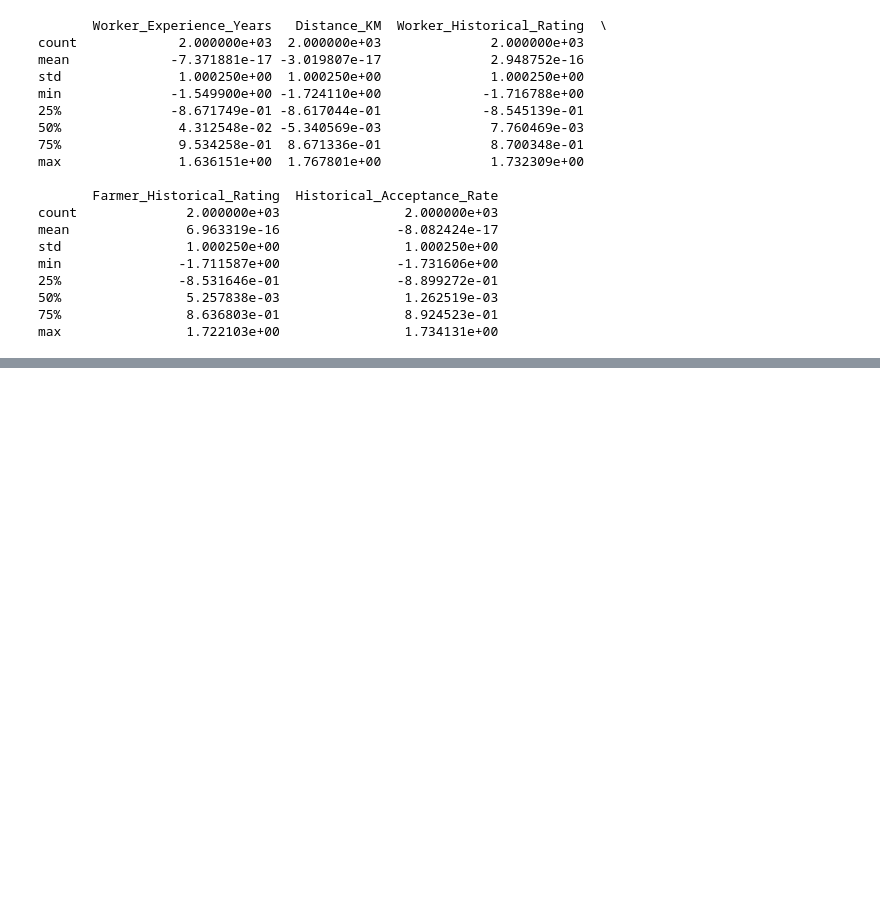
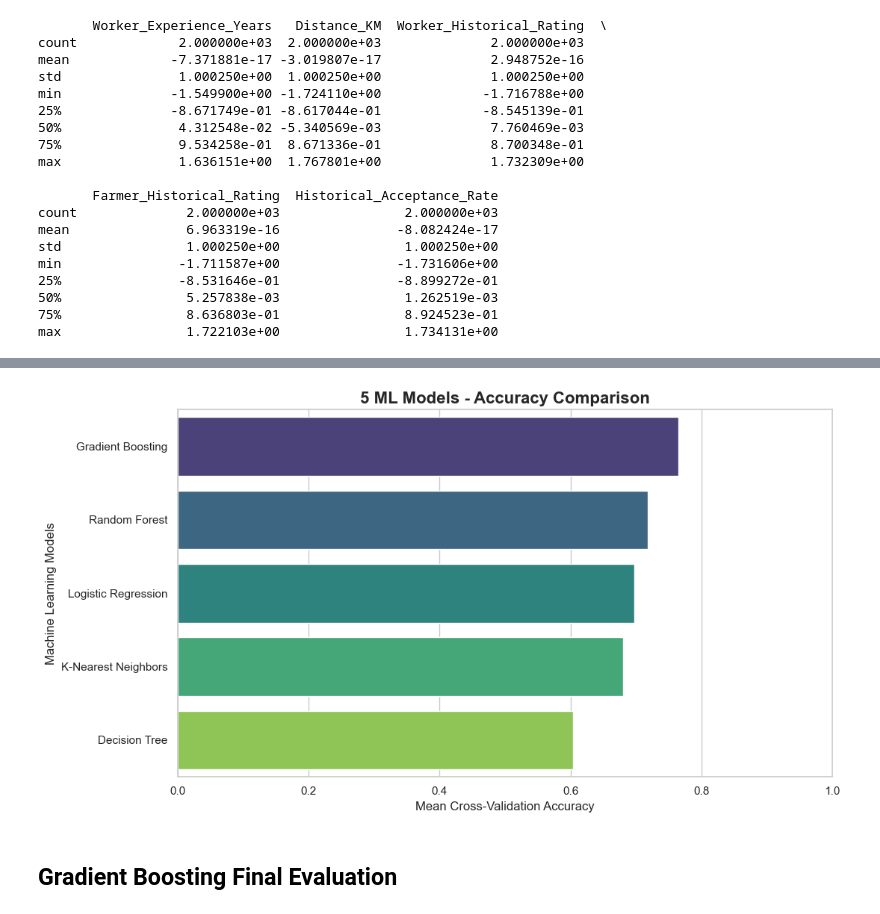
Before and after one commit to purna-2007/HarvestHub, a Jupyter notebook: ml_engine/models/train/dataw.ipynb, the cells around one changed output, grey strips where cells are left out. Drawn from its saved outputs; the diff is of its cells as text; code cells hidden in the pictures; blank space fills up the shorter version.

Commit message:
add these data

```diff
--- a/ml_engine/models/train/dataw.ipynb
+++ b/ml_engine/models/train/dataw.ipynb
@@ -636,0 +1009,17 @@ plt.show()
+# %%
+results_df = pd.DataFrame(results)
+
+results_df = results_df.sort_values(
+    by='CV Accuracy',
+    ascending=False
+).reset_index(drop=True)
+
+display(
+    results_df.style.format({
+        'CV Accuracy': '{:.4f}',
+        'CV Precision': '{:.4f}',
+        'CV Recall': '{:.4f}',
+        'CV F1 Score': '{:.4f}',
+        'CV Std': '{:.4f}'
+    })
+)
@@ -636,0 +1033,29 @@ plt.show()
+# %%
+plt.figure(figsize=(11, 6))
+
+sns.barplot(
+    data=results_df,
+    x='CV Accuracy',
+    y='Model',
+    hue='Model',
+    palette='viridis',
+    legend=False
+)
+
+plt.title(
+    '5 ML Models - Accuracy Comparison',
+    fontsize=16,
+    fontweight='bold'
+)
+
+plt.xlabel('Mean Cross-Validation Accuracy')
+plt.ylabel('Machine Learning Models')
+
+plt.xlim(0, 1)
+
+plt.tight_layout()
+plt.show()
+# %% [output]
+[figure, added]
+# %% [markdown]
+## Gradient Boosting Final Evaluation
```
Also changed, not shown: parts of 50 cells of this notebook, 10 other files.
